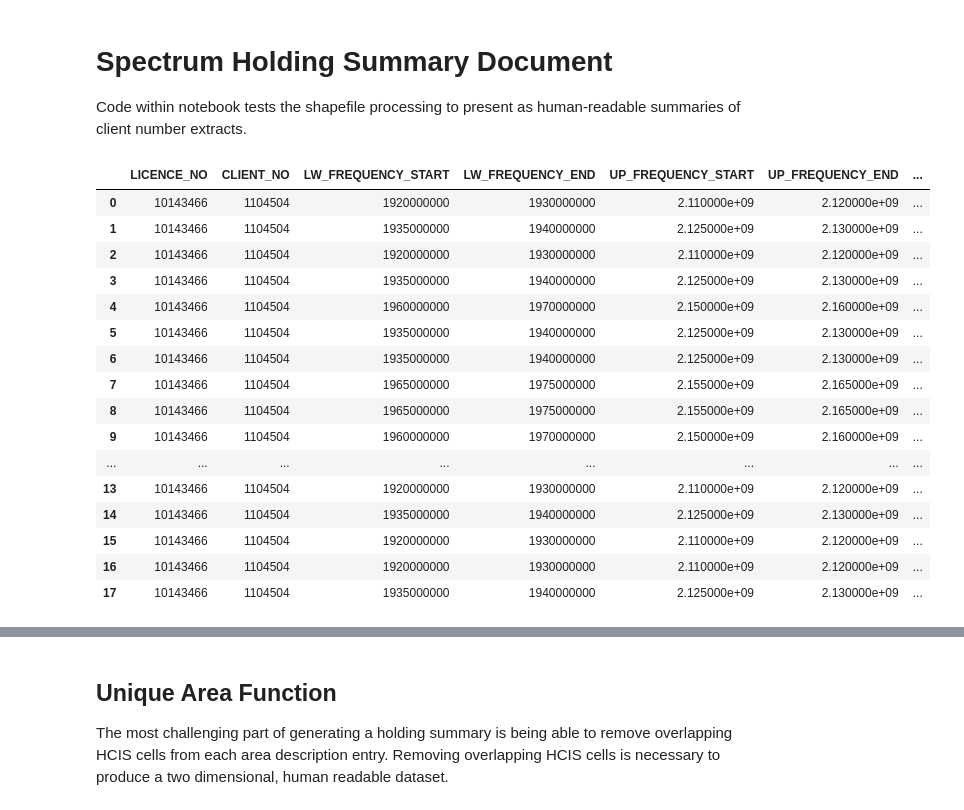
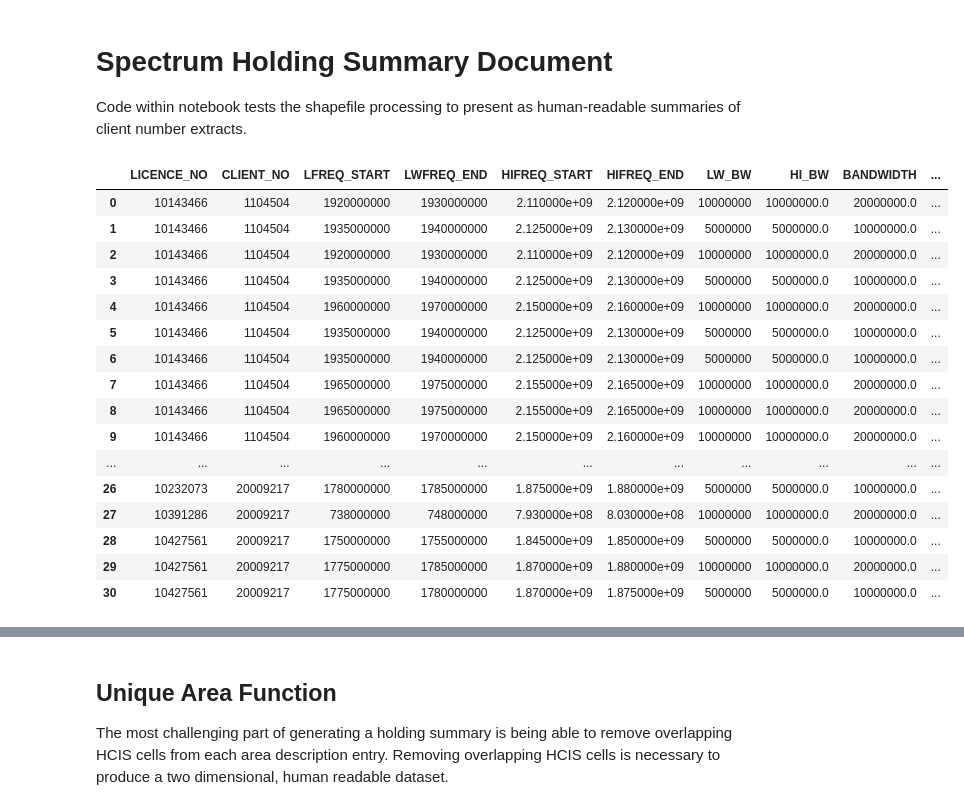
Before and after one commit to navnith-reddy/SpectrumNavigator, a Jupyter notebook: holdings.ipynb, the cells around one changed output, grey strips where cells are left out. Saved outputs shown, nothing was run; the diff lists cells and outputs as text; code cells hidden in the pictures.

Commit message:
started work on extexted functions

```diff
--- a/holdings.ipynb
+++ b/holdings.ipynb
@@ -5,30 +5,33 @@ Code within notebook tests the shapefile processing to present as human-readable
 # %%
 # ------------------------------------------------------
 # --------------- WORKING DOCUMENT SETUP ---------------
 # ------------------------------------------------------
 
 import rrl
 import HCIS
+import geopandas as gpd
 
 # Test data extract
 data = rrl.getSpecData()
-clientData, clientSummary = rrl.clientSearch(data, "1104504")
-clientData
+clientData, clientSummary = rrl.clientSearch(data, "1104504,20009217")
+asmg = gpd.read_file('ASMG/asmg.shp')
+gdf = rrl.buildgdf(clientData, asmg)
+gdf
 # %% [output]
-|  | LICENCE_NO | CLIENT_NO | LW_FREQUENCY_START | LW_FREQUENCY_END | UP_FREQUENCY_START | UP_FREQUENCY_END | ... |
-| 0 | 10143466 | 1104504 | 1920000000 | 1930000000 | 2.110000e+09 | 2.120000e+09 | ... |
-| 1 | 10143466 | 1104504 | 1935000000 | 1940000000 | 2.125000e+09 | 2.130000e+09 | ... |
-| 2 | 10143466 | 1104504 | 1920000000 | 1930000000 | 2.110000e+09 | 2.120000e+09 | ... |
-| 3 | 10143466 | 1104504 | 1935000000 | 1940000000 | 2.125000e+09 | 2.130000e+09 | ... |
-| 4 | 10143466 | 1104504 | 1960000000 | 1970000000 | 2.150000e+09 | 2.160000e+09 | ... |
-| 5 | 10143466 | 1104504 | 1935000000 | 1940000000 | 2.125000e+09 | 2.130000e+09 | ... |
-| 6 | 10143466 | 1104504 | 1935000000 | 1940000000 | 2.125000e+09 | 2.130000e+09 | ... |
-| 7 | 10143466 | 1104504 | 1965000000 | 1975000000 | 2.155000e+09 | 2.165000e+09 | ... |
-| 8 | 10143466 | 1104504 | 1965000000 | 1975000000 | 2.155000e+09 | 2.165000e+09 | ... |
-| 9 | 10143466 | 1104504 | 1960000000 | 1970000000 | 2.150000e+09 | 2.160000e+09 | ... |
-| ... | ... | ... | ... | ... | ... | ... | ... |
-| 13 | 10143466 | 1104504 | 1920000000 | 1930000000 | 2.110000e+09 | 2.120000e+09 | ... |
-| 14 | 10143466 | 1104504 | 1935000000 | 1940000000 | 2.125000e+09 | 2.130000e+09 | ... |
-| 15 | 10143466 | 1104504 | 1920000000 | 1930000000 | 2.110000e+09 | 2.120000e+09 | ... |
-| 16 | 10143466 | 1104504 | 1920000000 | 1930000000 | 2.110000e+09 | 2.120000e+09 | ... |
-| 17 | 10143466 | 1104504 | 1935000000 | 1940000000 | 2.125000e+09 | 2.130000e+09 | ... |
+|  | LICENCE_NO | CLIENT_NO | LFREQ_START | LWFREQ_END | HIFREQ_START | HIFREQ_END | LW_BW | HI_BW | BANDWIDTH | ... |
+| 0 | 10143466 | 1104504 | 1920000000 | 1930000000 | 2.110000e+09 | 2.120000e+09 | 10000000 | 10000000.0 | 20000000.0 | ... |
+| 1 | 10143466 | 1104504 | 1935000000 | 1940000000 | 2.125000e+09 | 2.130000e+09 | 5000000 | 5000000.0 | 10000000.0 | ... |
+| 2 | 10143466 | 1104504 | 1920000000 | 1930000000 | 2.110000e+09 | 2.120000e+09 | 10000000 | 10000000.0 | 20000000.0 | ... |
+| 3 | 10143466 | 1104504 | 1935000000 | 1940000000 | 2.125000e+09 | 2.130000e+09 | 5000000 | 5000000.0 | 10000000.0 | ... |
+| 4 | 10143466 | 1104504 | 1960000000 | 1970000000 | 2.150000e+09 | 2.160000e+09 | 10000000 | 10000000.0 | 20000000.0 | ... |
+| 5 | 10143466 | 1104504 | 1935000000 | 1940000000 | 2.125000e+09 | 2.130000e+09 | 5000000 | 5000000.0 | 10000000.0 | ... |
+| 6 | 10143466 | 1104504 | 1935000000 | 1940000000 | 2.125000e+09 | 2.130000e+09 | 5000000 | 5000000.0 | 10000000.0 | ... |
+| 7 | 10143466 | 1104504 | 1965000000 | 1975000000 | 2.155000e+09 | 2.165000e+09 | 10000000 | 10000000.0 | 20000000.0 | ... |
+| 8 | 10143466 | 1104504 | 1965000000 | 1975000000 | 2.155000e+09 | 2.165000e+09 | 10000000 | 10000000.0 | 20000000.0 | ... |
+| 9 | 10143466 | 1104504 | 1960000000 | 1970000000 | 2.150000e+09 | 2.160000e+09 | 10000000 | 10000000.0 | 20000000.0 | ... |
+| ... | ... | ... | ... | ... | ... | ... | ... | ... | ... | ... |
+| 26 | 10232073 | 20009217 | 1780000000 | 1785000000 | 1.875000e+09 | 1.880000e+09 | 5000000 | 5000000.0 | 10000000.0 | ... |
+| 27 | 10391286 | 20009217 | 738000000 | 748000000 | 7.930000e+08 | 8.030000e+08 | 10000000 | 10000000.0 | 20000000.0 | ... |
+| 28 | 10427561 | 20009217 | 1750000000 | 1755000000 | 1.845000e+09 | 1.850000e+09 | 5000000 | 5000000.0 | 10000000.0 | ... |
+| 29 | 10427561 | 20009217 | 1775000000 | 1785000000 | 1.870000e+09 | 1.880000e+09 | 10000000 | 10000000.0 | 20000000.0 | ... |
+| 30 | 10427561 | 20009217 | 1775000000 | 1780000000 | 1.870000e+09 | 1.875000e+09 | 5000000 | 5000000.0 | 10000000.0 | ... |
```
Also changed, not shown: parts of 3 cells of this notebook, 1 other file.
